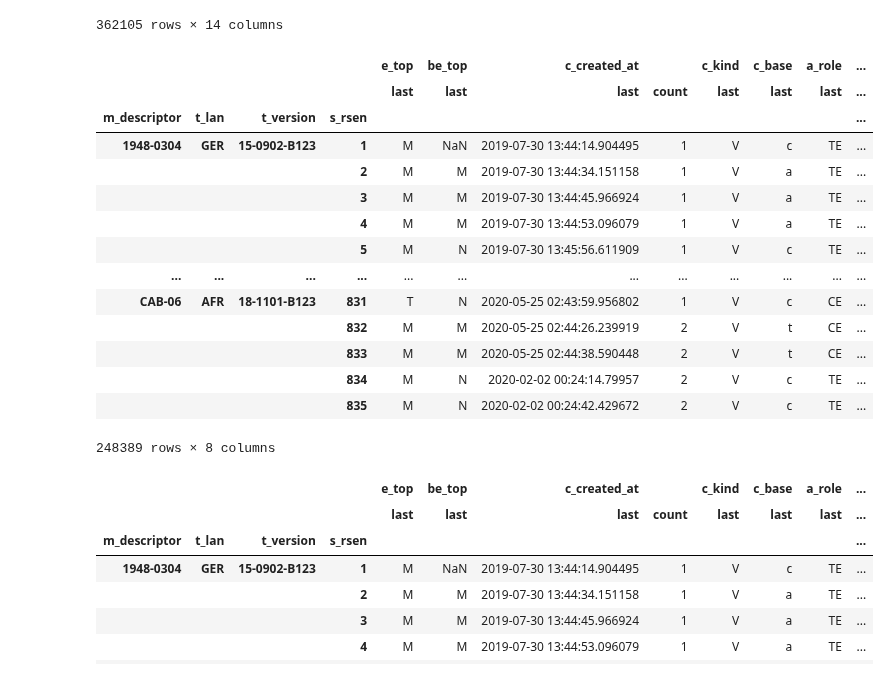
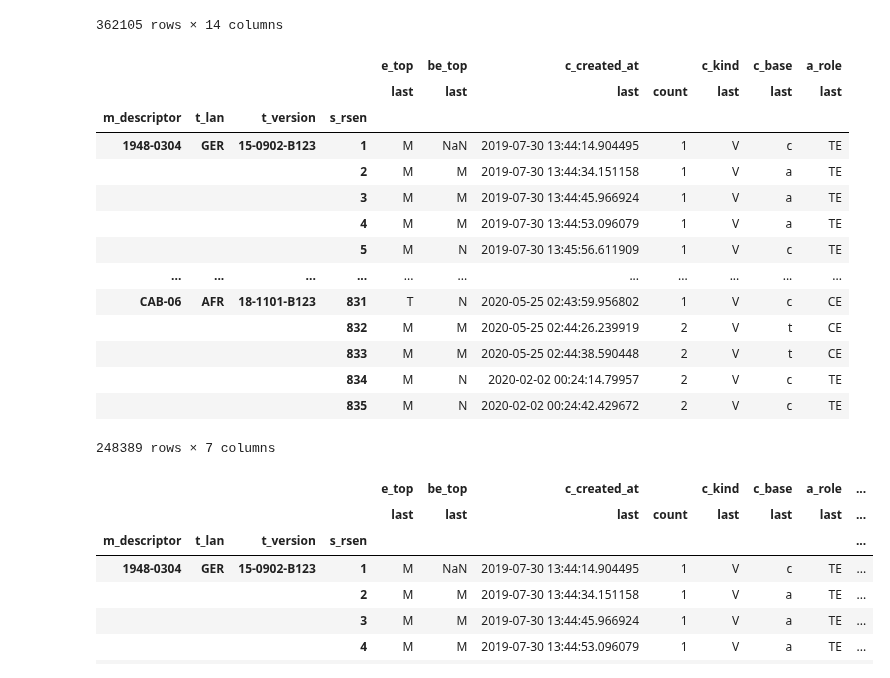
Before and after one commit to ClosedLoopAI/data-science-masters-thesis, a Jupyter notebook: _notebooks/2020-10-19-PredictTranslationWordAndCharCount.ipynb, the cells around one changed output. Drawn from its saved outputs; the diff is of its cells as text; code cells hidden in the pictures.

```diff
--- a/_notebooks/2020-10-19-PredictTranslationWordAndCharCount.ipynb
+++ b/_notebooks/2020-10-19-PredictTranslationWordAndCharCount.ipynb
@@ -441,23 +443,23 @@ tmp
 del tmp
 # %%
 df_V = df_V.groupby(['m_descriptor', 't_lan','t_version','s_rsen']).agg({'e_top':'last', 'be_top':'last', 'c_created_at':['last','count'], 'c_kind':'last', 'c_base':'last', 'a_role':'last', 'u_name':'last', 'e_content':'last'})
-df_V.iloc[:,:-1]
+df_V.iloc[:,:-2]
 # %% [output]
-|  |  |  |  | e_top | be_top | c_created_at |  | c_kind | c_base | a_role | ... |
-|  |  |  |  | last | last | last | count | last | last | last | ... |
-| m_descriptor | t_lan | t_version | s_rsen |  |  |  |  |  |  |  | ... |
-| 1948-0304 | GER | 15-0902-B123 | 1 | M | NaN | 2019-07-30 13:44:14.904495 | 1 | V | c | TE | ... |
-|  |  |  | 2 | M | M | 2019-07-30 13:44:34.151158 | 1 | V | a | TE | ... |
-|  |  |  | 3 | M | M | 2019-07-30 13:44:45.966924 | 1 | V | a | TE | ... |
-|  |  |  | 4 | M | M | 2019-07-30 13:44:53.096079 | 1 | V | a | TE | ... |
-|  |  |  | 5 | M | N | 2019-07-30 13:45:56.611909 | 1 | V | c | TE | ... |
-| ... | ... | ... | ... | ... | ... | ... | ... | ... | ... | ... | ... |
-| CAB-06 | AFR | 18-1101-B123 | 831 | T | N | 2020-05-25 02:43:59.956802 | 1 | V | c | CE | ... |
-|  |  |  | 832 | M | M | 2020-05-25 02:44:26.239919 | 2 | V | t | CE | ... |
-|  |  |  | 833 | M | M | 2020-05-25 02:44:38.590448 | 2 | V | t | CE | ... |
-|  |  |  | 834 | M | N | 2020-02-02 00:24:14.79957 | 2 | V | c | TE | ... |
-|  |  |  | 835 | M | N | 2020-02-02 00:24:42.429672 | 2 | V | c | TE | ... |
+|  |  |  |  | e_top | be_top | c_created_at |  | c_kind | c_base | a_role |
+|  |  |  |  | last | last | last | count | last | last | last |
+| m_descriptor | t_lan | t_version | s_rsen |  |  |  |  |  |  |  |
+| 1948-0304 | GER | 15-0902-B123 | 1 | M | NaN | 2019-07-30 13:44:14.904495 | 1 | V | c | TE |
+|  |  |  | 2 | M | M | 2019-07-30 13:44:34.151158 | 1 | V | a | TE |
+|  |  |  | 3 | M | M | 2019-07-30 13:44:45.966924 | 1 | V | a | TE |
+|  |  |  | 4 | M | M | 2019-07-30 13:44:53.096079 | 1 | V | a | TE |
+|  |  |  | 5 | M | N | 2019-07-30 13:45:56.611909 | 1 | V | c | TE |
+| ... | ... | ... | ... | ... | ... | ... | ... | ... | ... | ... |
+| CAB-06 | AFR | 18-1101-B123 | 831 | T | N | 2020-05-25 02:43:59.956802 | 1 | V | c | CE |
+|  |  |  | 832 | M | M | 2020-05-25 02:44:26.239919 | 2 | V | t | CE |
+|  |  |  | 833 | M | M | 2020-05-25 02:44:38.590448 | 2 | V | t | CE |
+|  |  |  | 834 | M | N | 2020-02-02 00:24:14.79957 | 2 | V | c | TE |
+|  |  |  | 835 | M | N | 2020-02-02 00:24:42.429672 | 2 | V | c | TE |
-248389 rows × 8 columns
+248389 rows × 7 columns
 # %%
 #hide
 df_V
```
Also changed, not shown: parts of 33 cells of this notebook.
